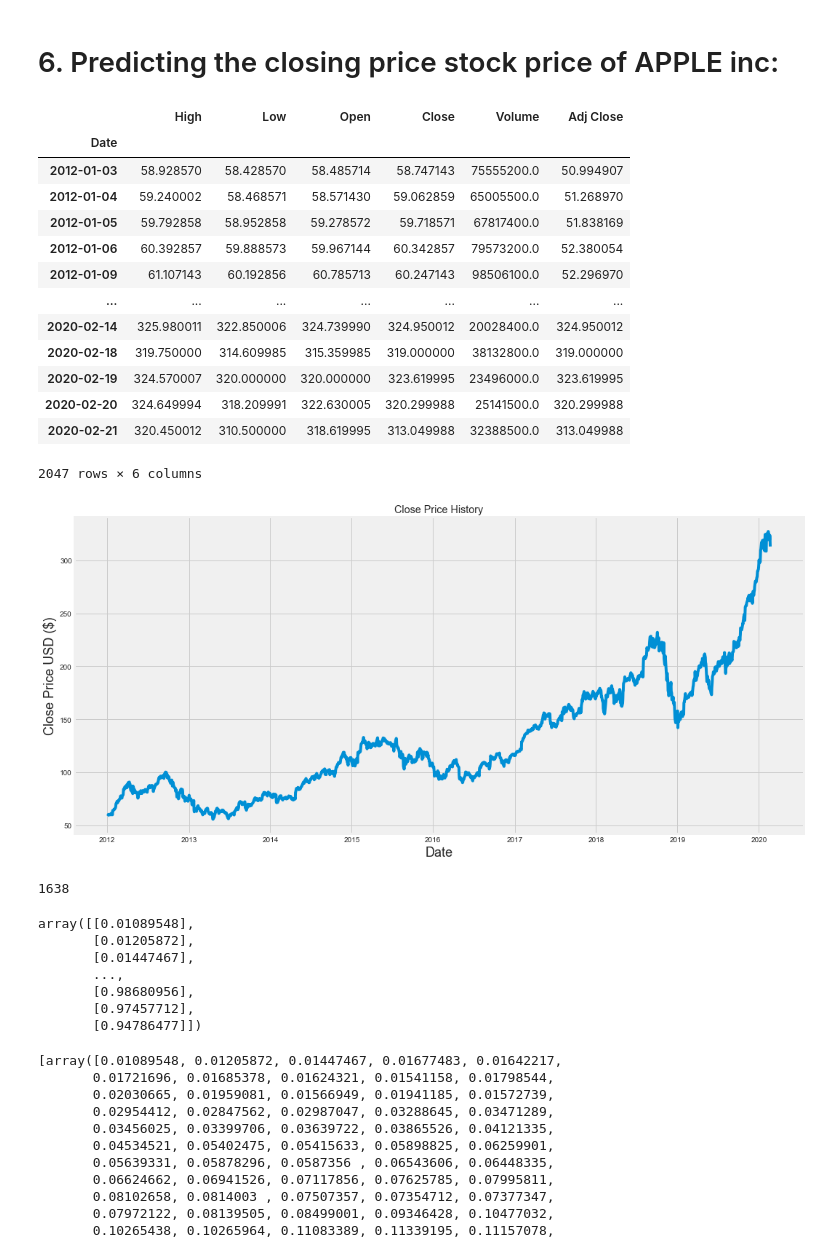
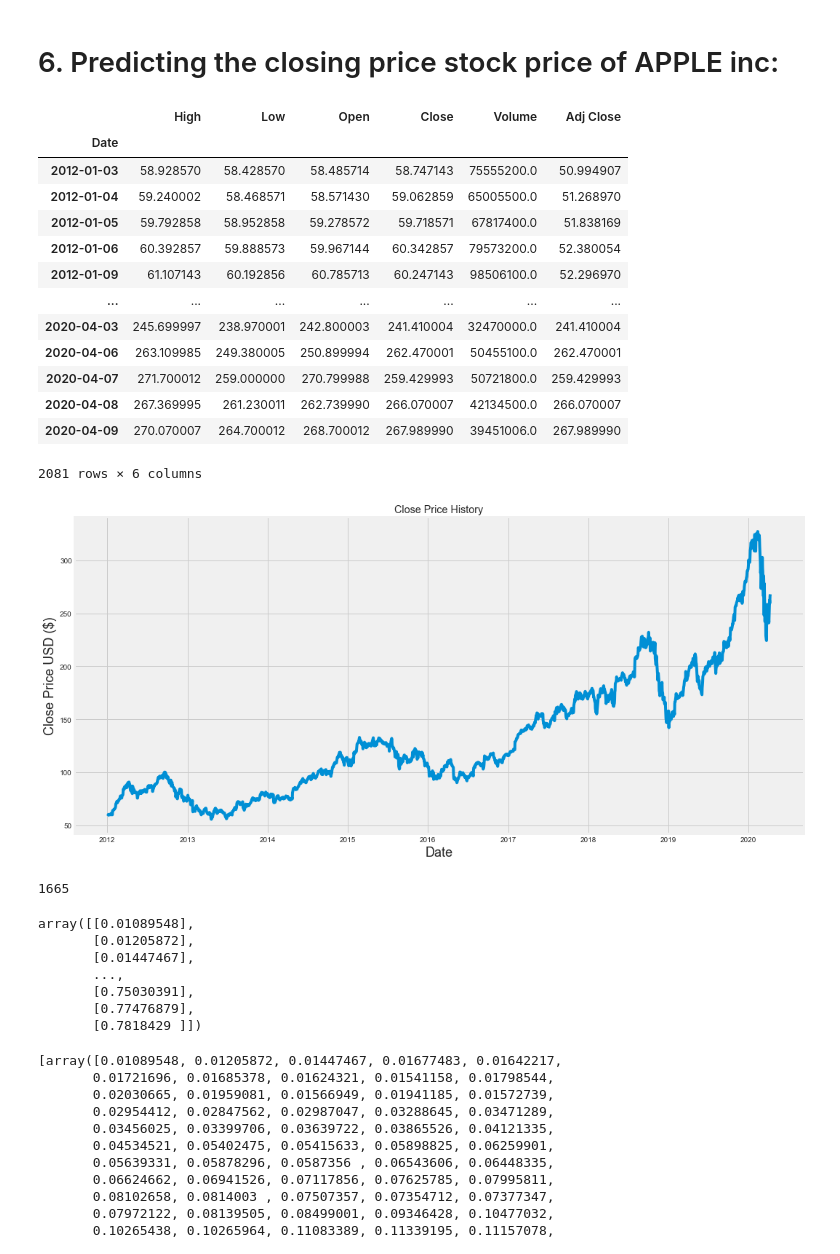
Before and after one commit to fares-ds/Predicting-the-closing-stock-price-of-APPLE-using-LSTM, a Jupyter notebook: Stock Market Analysis.ipynb, the cells around one changed output. Saved outputs shown, nothing was run; the diff lists cells and outputs as text; code cells hidden in the pictures.

```diff
--- a/Stock Market Analysis.ipynb
+++ b/Stock Market Analysis.ipynb
@@ -357,24 +357,24 @@ for label, x, y in zip(rets.columns, rets.mean(), rets.std()):
 # 6. Predicting the closing price stock price of APPLE inc:
 # %%
 #Get the stock quote
-df = DataReader('AAPL', data_source='yahoo', start='2012-01-01', end='2020-02-23')
+df = DataReader('AAPL', data_source='yahoo', start='2012-01-01', end='2020-04-09')
 #Show teh data
 df
 # %% [output]
 |  | High | Low | Open | Close | Volume | Adj Close |
 | Date |  |  |  |  |  |  |
 | 2012-01-03 | 58.928570 | 58.428570 | 58.485714 | 58.747143 | 75555200.0 | 50.994907 |
 | 2012-01-04 | 59.240002 | 58.468571 | 58.571430 | 59.062859 | 65005500.0 | 51.268970 |
 | 2012-01-05 | 59.792858 | 58.952858 | 59.278572 | 59.718571 | 67817400.0 | 51.838169 |
 | 2012-01-06 | 60.392857 | 59.888573 | 59.967144 | 60.342857 | 79573200.0 | 52.380054 |
 | 2012-01-09 | 61.107143 | 60.192856 | 60.785713 | 60.247143 | 98506100.0 | 52.296970 |
 | ... | ... | ... | ... | ... | ... | ... |
-| 2020-02-14 | 325.980011 | 322.850006 | 324.739990 | 324.950012 | 20028400.0 | 324.950012 |
-| 2020-02-18 | 319.750000 | 314.609985 | 315.359985 | 319.000000 | 38132800.0 | 319.000000 |
-| 2020-02-19 | 324.570007 | 320.000000 | 320.000000 | 323.619995 | 23496000.0 | 323.619995 |
-| 2020-02-20 | 324.649994 | 318.209991 | 322.630005 | 320.299988 | 25141500.0 | 320.299988 |
-| 2020-02-21 | 320.450012 | 310.500000 | 318.619995 | 313.049988 | 32388500.0 | 313.049988 |
+| 2020-04-03 | 245.699997 | 238.970001 | 242.800003 | 241.410004 | 32470000.0 | 241.410004 |
+| 2020-04-06 | 263.109985 | 249.380005 | 250.899994 | 262.470001 | 50455100.0 | 262.470001 |
+| 2020-04-07 | 271.700012 | 259.000000 | 270.799988 | 259.429993 | 50721800.0 | 259.429993 |
+| 2020-04-08 | 267.369995 | 261.230011 | 262.739990 | 266.070007 | 42134500.0 | 266.070007 |
+| 2020-04-09 | 270.070007 | 264.700012 | 268.700012 | 267.989990 | 39451006.0 | 267.989990 |
-2047 rows × 6 columns
+2081 rows × 6 columns
 # %%
 plt.figure(figsize=(16,8))
 plt.title('Close Price History')
@@ -383,7 +383,7 @@ plt.xlabel('Date', fontsize=18)
 plt.ylabel('Close Price USD ($)', fontsize=18)
 plt.show()
 # %% [output]
-[figure, old version]
+[figure, new version]
 # %%
 #Create a new dataframe with only the 'Close column
 data = df.filter(['Close'])
@@ -394,7 +394,7 @@ training_data_len = int(np.ceil( len(dataset) * .8 ))
 
 training_data_len
 # %% [output]
-1638
+1665
 # %%
 #Scale the data
 from sklearn.preprocessing import MinMaxScaler
@@ -408,9 +408,9 @@ array([[0.01089548],
        [0.01205872],
        [0.01447467],
        ...,
-       [0.98680956],
-       [0.97457712],
-       [0.94786477]])
+       [0.75030391],
+       [0.77476879],
+       [0.7818429 ]])
 # %%
 #Create the training data set
 #Create the scaled training data set
```
Also changed, not shown: parts of 24 cells of this notebook.
